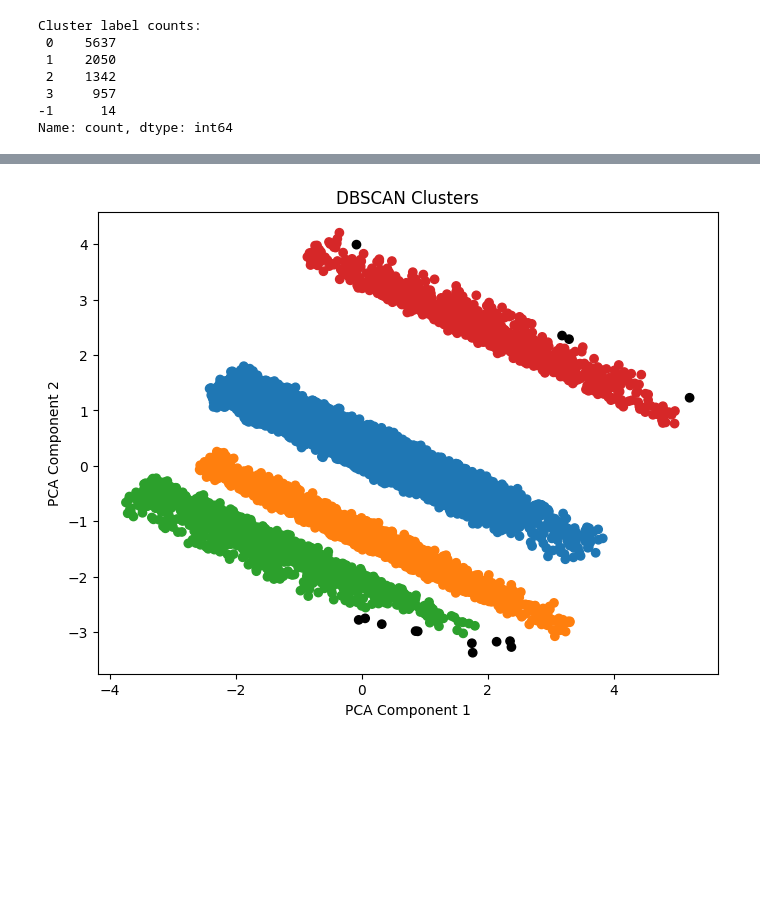
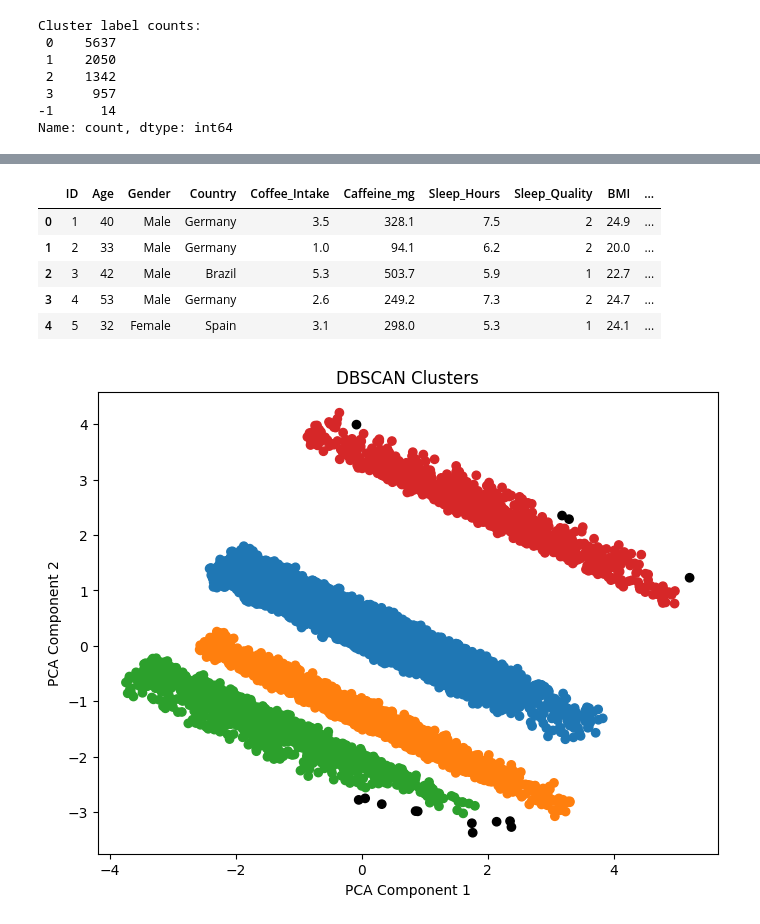
Before and after one commit to kanika-07cs/Coffee_Clustering_Task, a Jupyter notebook: Task.ipynb, the cells around one changed output, grey strips where cells are left out. Cells and saved outputs as stored; diff of their text form; code cells hidden in the pictures; blank space fills up the shorter version.

```diff
--- a/Task.ipynb
+++ b/Task.ipynb
@@ -198,3 +198,7 @@ Cluster label counts:
 1    9039
 0     961
 Name: count, dtype: int64
+# %%
+df['cluster_km'] = labels_km
+summary = df[features].groupby(df['cluster_km']).mean().round(2)
+display(summary)
@@ -245,3 +254,7 @@ Cluster label counts:
  3     957
 -1      14
 Name: count, dtype: int64
+# %%
+df['cluster_db'] = labels_db
+summary = df[features].groupby(df['cluster_db']).mean().round(2)
+display(summary)
@@ -248,3 +269,12 @@ Name: count, dtype: int64
+# %%
+df.head()
+# %% [output]
+|  | ID | Age | Gender | Country | Coffee_Intake | Caffeine_mg | Sleep_Hours | Sleep_Quality | BMI | ... |
+| 0 | 1 | 40 | Male | Germany | 3.5 | 328.1 | 7.5 | 2 | 24.9 | ... |
+| 1 | 2 | 33 | Male | Germany | 1.0 | 94.1 | 6.2 | 2 | 20.0 | ... |
+| 2 | 3 | 42 | Male | Brazil | 5.3 | 503.7 | 5.9 | 1 | 22.7 | ... |
+| 3 | 4 | 53 | Male | Germany | 2.6 | 249.2 | 7.3 | 2 | 24.7 | ... |
+| 4 | 5 | 32 | Female | Spain | 3.1 | 298.0 | 5.3 | 1 | 24.1 | ... |
 # %%
 colors = ['black' if label == -1 else f'C{label}' for label in labels_db]
 plt.figure(figsize=(8,6))
```
Also changed, not shown: parts of 2 cells of this notebook.
